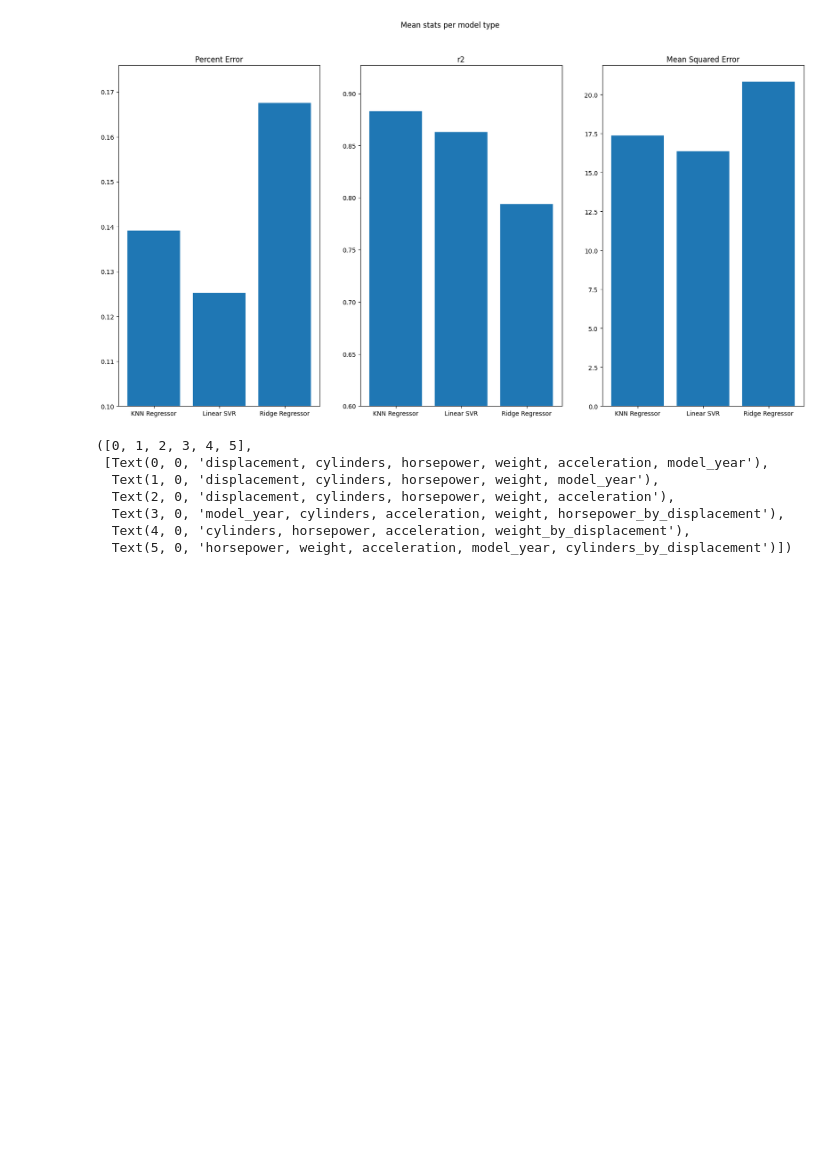
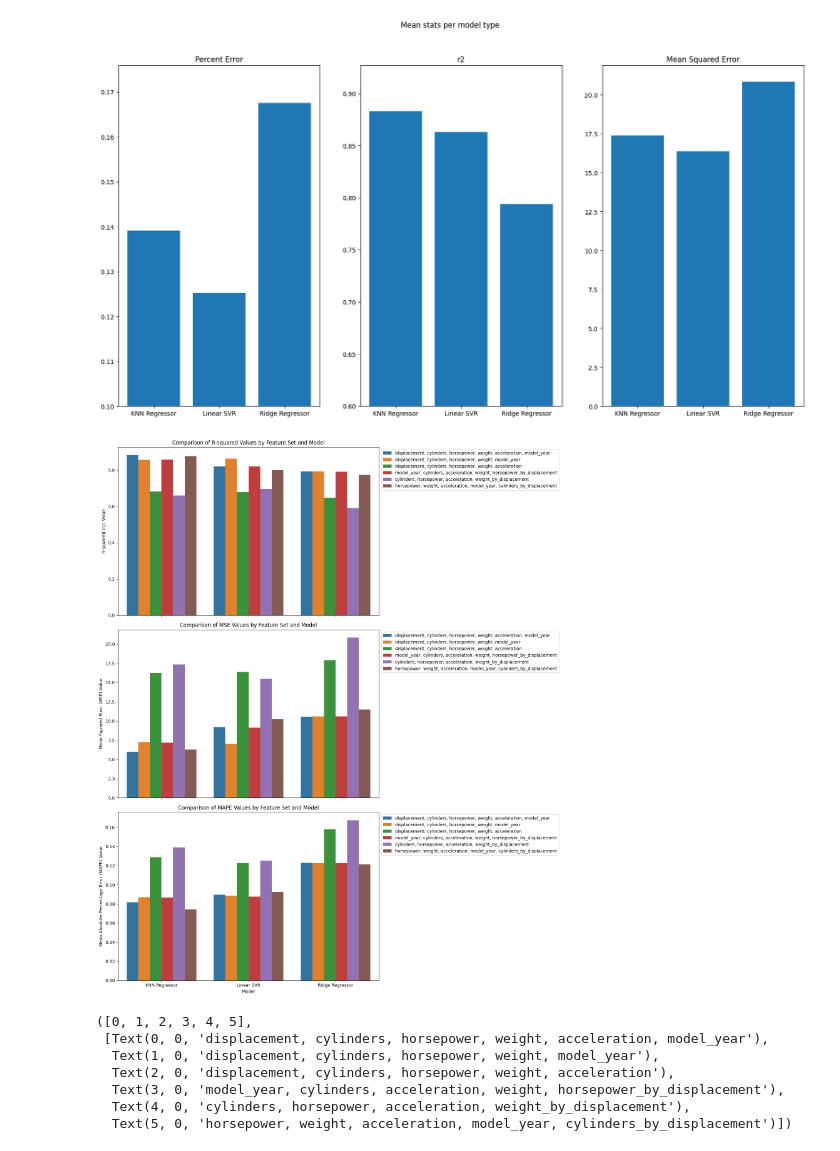
Before and after one commit to York-Solutions-B2E/Regression_Project, a Jupyter notebook: matt_asmi_noel.ipynb, the cells around one changed output. Cells and saved outputs as stored; diff of their text form; code cells hidden in the pictures; blank space fills up the shorter version.

```diff
--- a/matt_asmi_noel.ipynb
+++ b/matt_asmi_noel.ipynb
@@ -172,16 +172,9 @@ results_df = pd.DataFrame(columns=['Feature Set', 'Model', 'r2','MSE','mean_abso
 for features in feature_sets:
     try:
         X_features = X[features]
-
-
-        # Impute missing values
-        imputer = SimpleImputer()
-        X_imputed = pd.DataFrame(imputer.fit_transform(X_features), columns=X_features.columns)
-
-
         # Scale features
         scaler = StandardScaler()
-        X_scaled = pd.DataFrame(scaler.fit_transform(X_imputed), columns=X_imputed.columns)
+        X_scaled = pd.DataFrame(scaler.fit_transform( X_features), columns= X_features.columns)
 
         # Split data into train and test sets
         X_train, X_test, y_train, y_test = train_test_split(X_scaled, y, test_size=0.2, random_state=42)
@@ -246,4 +239,36 @@ plt.title("Mean Squared Error")
 # %% [output]
 Text(0.5, 1.0, 'Mean Squared Error')
 [figure]
+# %%
+
+
+# Create subplots
+fig, (ax1, ax2, ax3) = plt.subplots(3, 1, figsize=(15, 18), sharex=True)
+
+# Bar plot for R-squared (r2)
+sns.barplot(x='Model', y='r2', hue='Feature Set', data=results_df, ax=ax1)
+ax1.set_ylabel('R-squared (r2) Value')
+ax1.set_title('Comparison of R-squared Values by Feature Set and Model')
+
+# Bar plot for Mean Squared Error (MSE)
+sns.barplot(x='Model', y='MSE', hue='Feature Set', data=results_df, ax=ax2)
+ax2.set_ylabel('Mean Squared Error (MSE) Value')
+ax2.set_title('Comparison of MSE Values by Feature Set and Model')
+
+# Bar plot for Mean Absolute Percentage Error (MAPE)
+sns.barplot(x='Model', y='mean_absolute_percentage', hue='Feature Set', data=results_df, ax=ax3)
+ax3.set_xlabel('Model')
+ax3.set_ylabel('Mean Absolute Percentage Error (MAPE) Value')
+ax3.set_title('Comparison of MAPE Values by Feature Set and Model')
+
+# Move the legend to the upper right corner
+ax1.legend(bbox_to_anchor=(1, 1), loc='upper left')
+ax2.legend(bbox_to_anchor=(1, 1), loc='upper left')
+ax3.legend(bbox_to_anchor=(1, 1), loc='upper left')
+
+# Show the plots
+plt.tight_layout()
+plt.show()
+# %% [output]
+[figure, added]
 # %%
```
Also changed, not shown: parts of 5 cells of this notebook.
